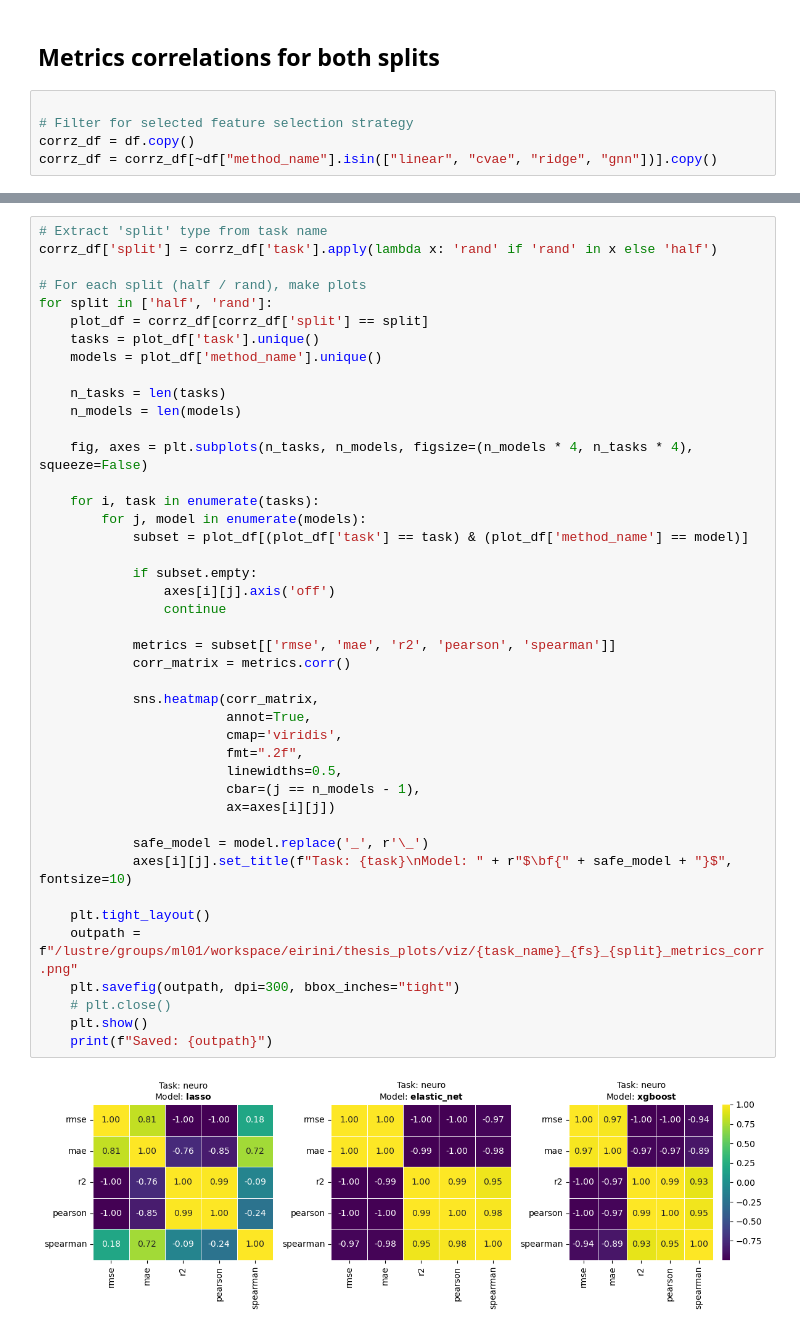
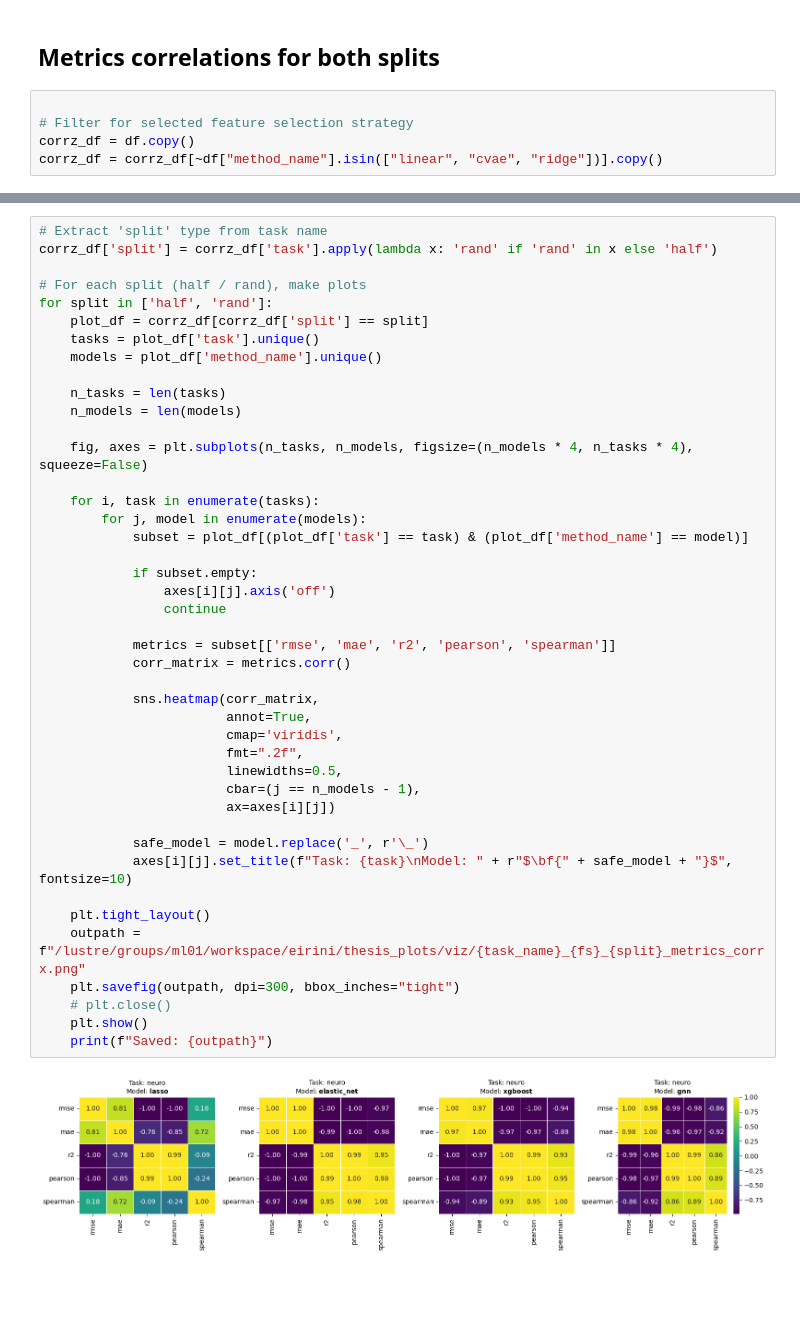
Before and after one commit to eirgnkl/pipeline, a Jupyter notebook: notebooks/2splits_visual_comparison.ipynb, the cells around one changed output, grey strips where cells are left out. Drawn from its saved outputs; the diff is of its cells as text; blank space fills up the shorter version.

```diff
--- a/notebooks/2splits_visual_comparison.ipynb
+++ b/notebooks/2splits_visual_comparison.ipynb
@@ -402,4 +402,4 @@ array(['neuro', 'neuro_rand'], dtype=object)
 
 # Filter for selected feature selection strategy
 corrz_df = df.copy()
-corrz_df = corrz_df[~df["method_name"].isin(["linear", "cvae", "ridge", "gnn"])].copy()
+corrz_df = corrz_df[~df["method_name"].isin(["linear", "cvae", "ridge"])].copy()
@@ -419,32 +435,32 @@ for split in ['half', 'rand']:
     fig, axes = plt.subplots(n_tasks, n_models, figsize=(n_models * 4, n_tasks * 4), squeeze=False)
 
     for i, task in enumerate(tasks):
         for j, model in enumerate(models):
             subset = plot_df[(plot_df['task'] == task) & (plot_df['method_name'] == model)]
 
             if subset.empty:
                 axes[i][j].axis('off')
                 continue
 
             metrics = subset[['rmse', 'mae', 'r2', 'pearson', 'spearman']]
             corr_matrix = metrics.corr()
 
             sns.heatmap(corr_matrix,
                         annot=True,
                         cmap='viridis',
                         fmt=".2f",
                         linewidths=0.5,
                         cbar=(j == n_models - 1),
                         ax=axes[i][j])
 
             safe_model = model.replace('_', r'\_')
             axes[i][j].set_title(f"Task: {task}\nModel: " + r"$\bf{" + safe_model + "}$", fontsize=10)
 
     plt.tight_layout()
-    outpath = f"/lustre/groups/ml01/workspace/eirini/thesis_plots/viz/{task_name}_{fs}_{split}_metrics_corr.png"
+    outpath = f"/lustre/groups/ml01/workspace/eirini/thesis_plots/viz/{task_name}_{fs}_{split}_metrics_corrx.png"
     plt.savefig(outpath, dpi=300, bbox_inches="tight")
     # plt.close()
     plt.show()
     print(f"Saved: {outpath}")
 # %% [output]
-[figure, old version]
+[figure, new version]
```
Also changed, not shown: parts of 2 cells of this notebook, 3 other files.
